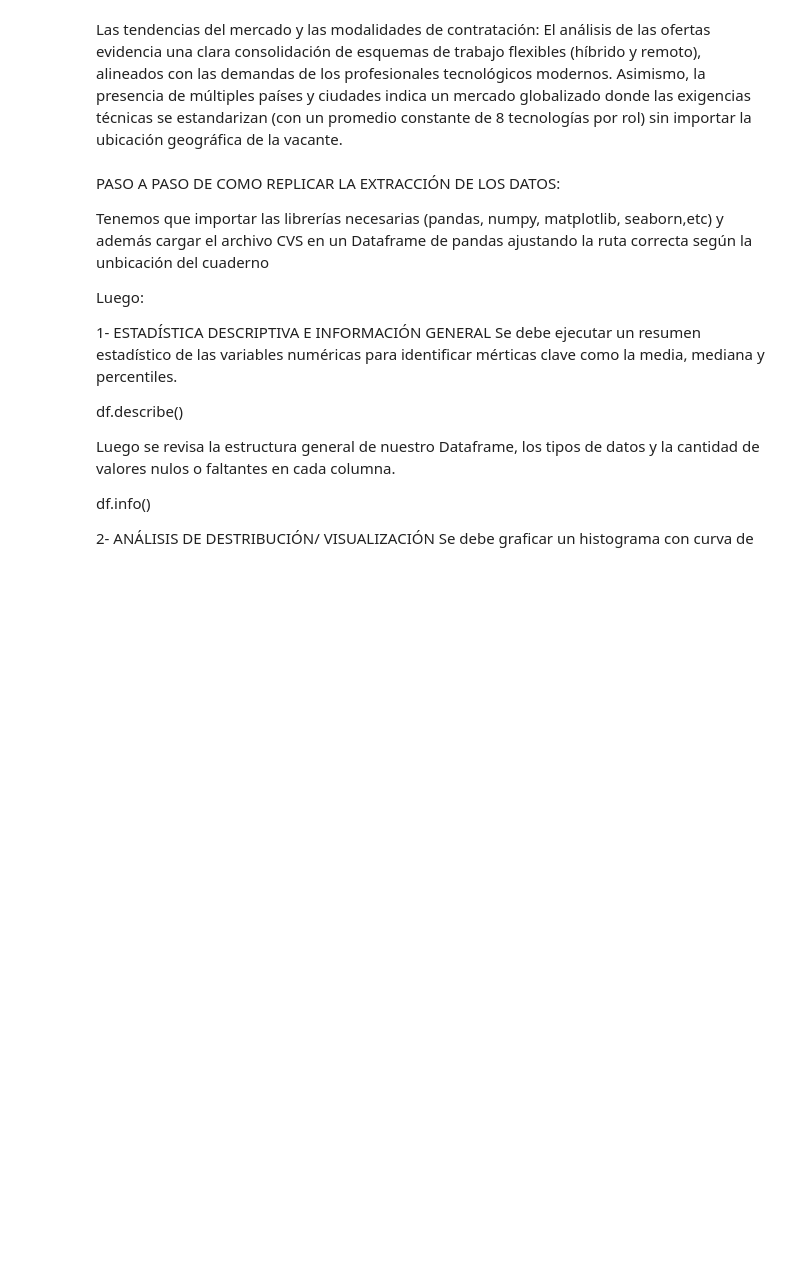
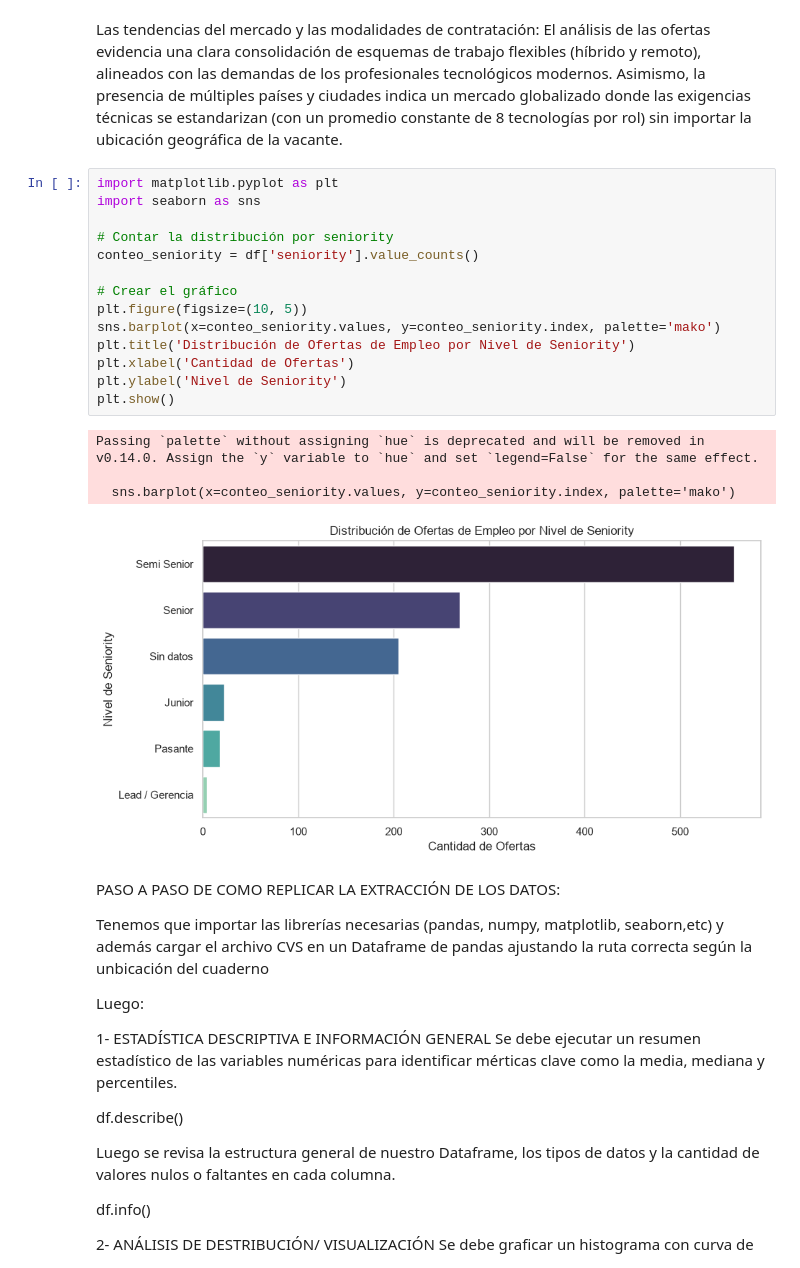
Before and after one commit to Maraffonso/Consulting-Challenge, a Jupyter notebook: notebooks/Analisis exploratorio.ipynb, the cells around one changed output. Cells and saved outputs as stored; diff of their text form; blank space fills up the shorter version.

```diff
--- a/notebooks/Analisis exploratorio.ipynb
+++ b/notebooks/Analisis exploratorio.ipynb
@@ -246,6 +311,25 @@ Columnas disponibles: ['title', 'rol', 'company_name', 'country', 'city', 'work_
 # %% [markdown]
 
 Las tendencias del mercado y las modalidades de contratación: El análisis de las ofertas evidencia una clara consolidación de esquemas de trabajo flexibles (híbrido y remoto), alineados con las demandas de los profesionales tecnológicos modernos. Asimismo, la presencia de múltiples países y ciudades indica un mercado globalizado donde las exigencias técnicas se estandarizan (con un promedio constante de 8 tecnologías por rol) sin importar la ubicación geográfica de la vacante.
+# %%
+import matplotlib.pyplot as plt
+import seaborn as sns
+
+# Contar la distribución por seniority
+conteo_seniority = df['seniority'].value_counts()
+
+# Crear el gráfico
+plt.figure(figsize=(10, 5))
+sns.barplot(x=conteo_seniority.values, y=conteo_seniority.index, palette='mako')
+plt.title('Distribución de Ofertas de Empleo por Nivel de Seniority')
+plt.xlabel('Cantidad de Ofertas')
+plt.ylabel('Nivel de Seniority')
+plt.show()
+# %% [output]
+Passing `palette` without assigning `hue` is deprecated and will be removed in v0.14.0. Assign the `y` variable to `hue` and set `legend=False` for the same effect.
+
+  sns.barplot(x=conteo_seniority.values, y=conteo_seniority.index, palette='mako')
+[figure, added]
 # %% [markdown]
 PASO A PASO DE COMO REPLICAR LA EXTRACCIÓN DE LOS DATOS:
 
```
Also changed, not shown: parts of 2 cells of this notebook.
